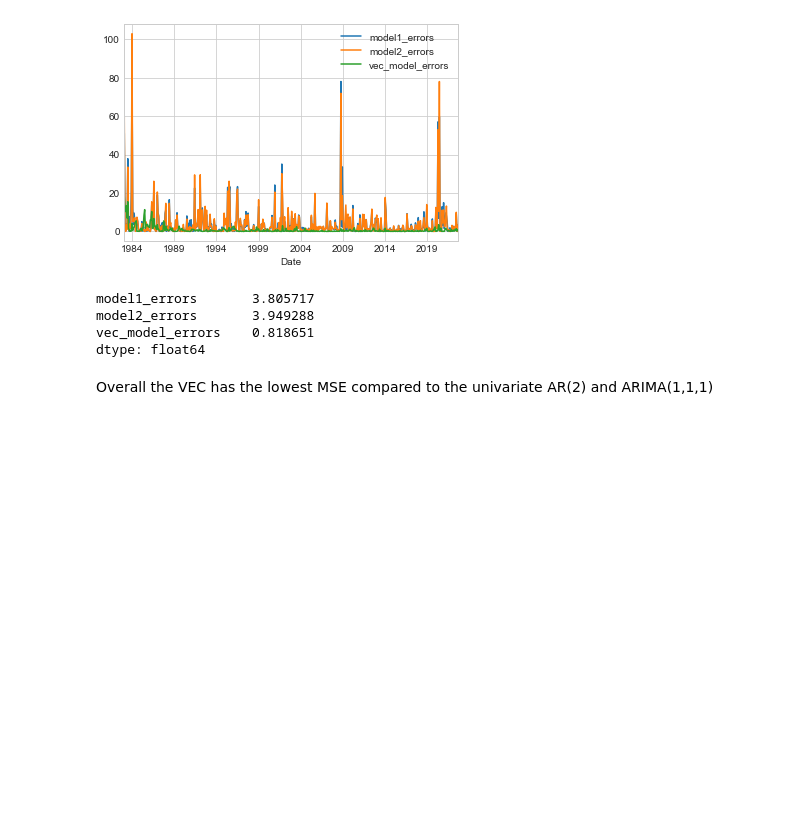
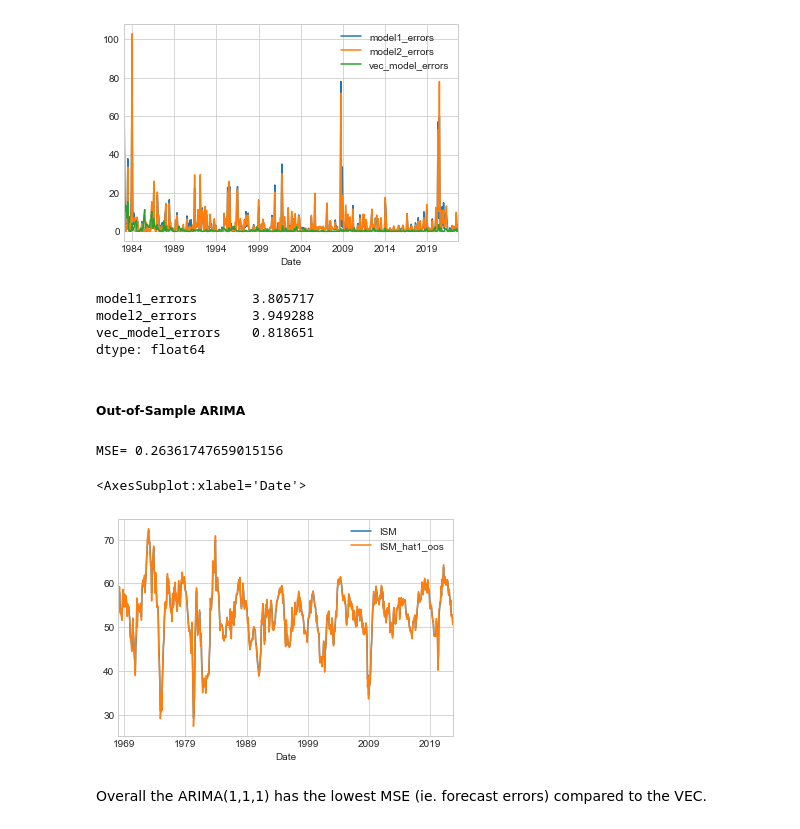
Before and after one commit to santoromano/Macro-Cross-Sectional-Analysis, a Jupyter notebook: ism.ipynb, the cells around one changed output. Cells and saved outputs as stored; diff of their text form; code cells hidden in the pictures; blank space fills up the shorter version.

```diff
--- a/ism.ipynb
+++ b/ism.ipynb
@@ -524,5 +524,27 @@ model1_errors       3.805717
 model2_errors       3.949288
 vec_model_errors    0.818651
 dtype: float64
+# %% [markdown]
+##### Out-of-Sample ARIMA
+# %%
+# Out-of-Sample ARIMA(1,1,1)
+pred = []
+
+window = 240
+for t in range(0,len(data) - window):
+    model = ARIMA(data['ISM'].iloc[1:window+t+1], order=(1,1,1)).fit()
+    pred.append(model.forecast(steps=1)[0])
+# %%
+pred = pd.DataFrame(pred, index=data.index[window:])
+pred = pred.rename(columns={0:"ISM_hat1_oos"})
+# %%
+arima_forecasts = pd.merge(data['ISM'], pred, left_index=True, right_index=True)
+# %%
+print('MSE=', mse(arima_forecasts['ISM'], arima_forecasts["ISM_hat1_oos"]))
+arima_forecasts[["ISM","ISM_hat1_oos"]].plot()
+# %% [output]
+MSE= 0.26361747659015156
+<AxesSubplot:xlabel='Date'>
+[figure, added]
 # %% [markdown]
-Overall the VEC has the lowest MSE compared to the univariate AR(2) and ARIMA(1,1,1)
+Overall the ARIMA(1,1,1) has the lowest MSE (ie. forecast errors) compared to the VEC.
```
Also changed, not shown: parts of 2 cells of this notebook.
